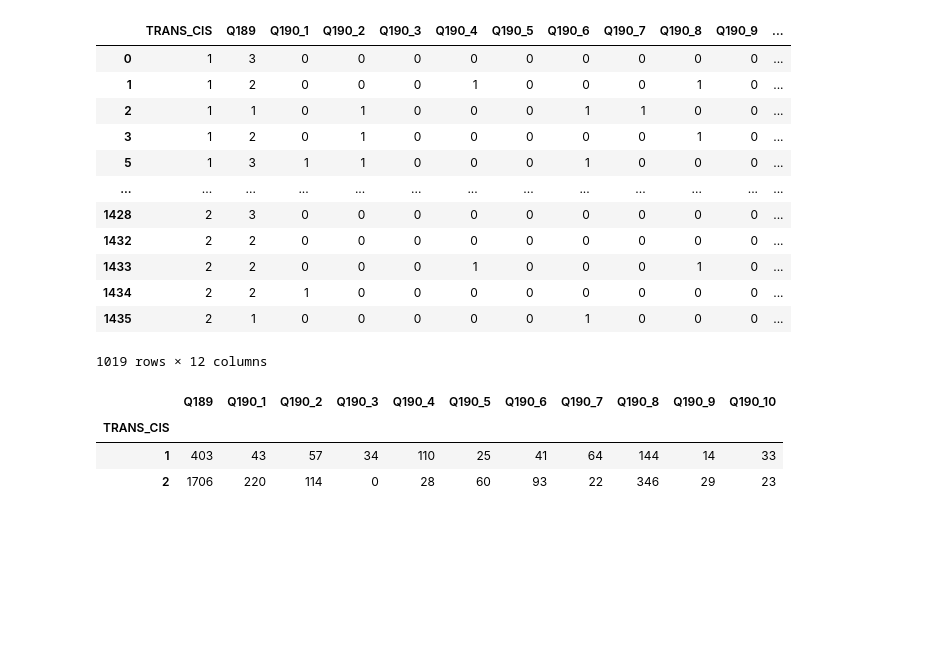
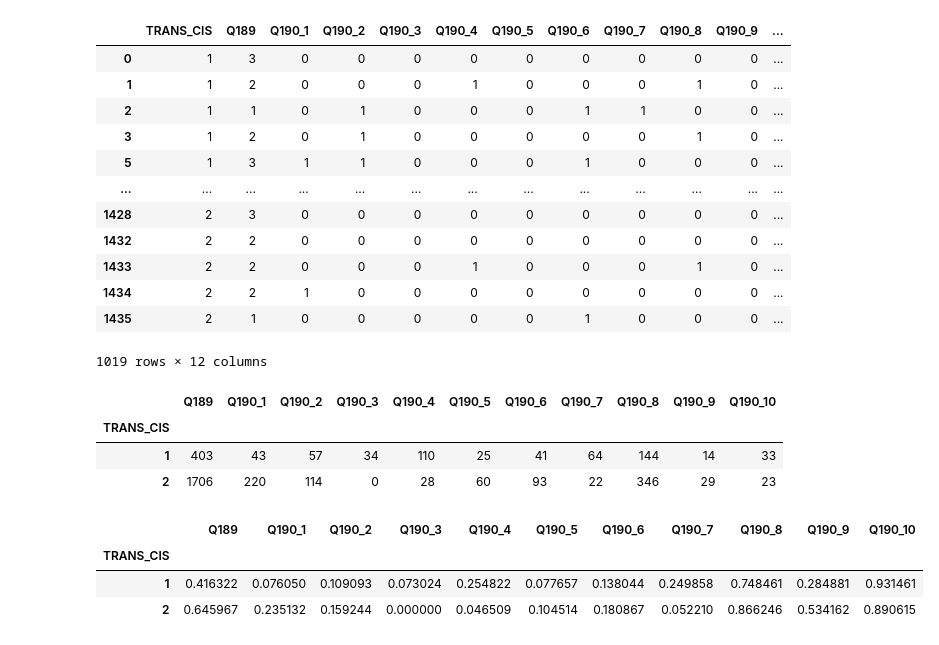
Before and after one commit to c6shi/dds_transgender, a Jupyter notebook: bullying.ipynb, the cells around one changed output. Cells and saved outputs as stored; diff of their text form; code cells hidden in the pictures; blank space fills up the shorter version.

```diff
--- a/bullying.ipynb
+++ b/bullying.ipynb
@@ -274,6 +353,16 @@ q190
 | TRANS_CIS |  |  |  |  |  |  |  |  |  |  |  |
 | 1 | 403 | 43 | 57 | 34 | 110 | 25 | 41 | 64 | 144 | 14 | 33 |
 | 2 | 1706 | 220 | 114 | 0 | 28 | 60 | 93 | 22 | 346 | 29 | 23 |
+# %%
+q190 = q190.copy()
+for col in q190.columns:
+    q190[col] = q190[col] / q190.sum(axis=1)
+q190
+# %% [output]
+|  | Q189 | Q190_1 | Q190_2 | Q190_3 | Q190_4 | Q190_5 | Q190_6 | Q190_7 | Q190_8 | Q190_9 | Q190_10 |
+| TRANS_CIS |  |  |  |  |  |  |  |  |  |  |  |
+| 1 | 0.416322 | 0.076050 | 0.109093 | 0.073024 | 0.254822 | 0.077657 | 0.138044 | 0.249858 | 0.748461 | 0.284881 | 0.931461 |
+| 2 | 0.645967 | 0.235132 | 0.159244 | 0.000000 | 0.046509 | 0.104514 | 0.180867 | 0.052210 | 0.866246 | 0.534162 | 0.890615 |
 # %%
 graph_df = pd.melt(q190.reset_index(), id_vars='TRANS_CIS').iloc[2:, :]
 graph_df['TRANS_CIS'] = graph_df['TRANS_CIS'].map({1: 'Trans', 2: 'Cis'})
```
Also changed, not shown: parts of 22 cells of this notebook.
